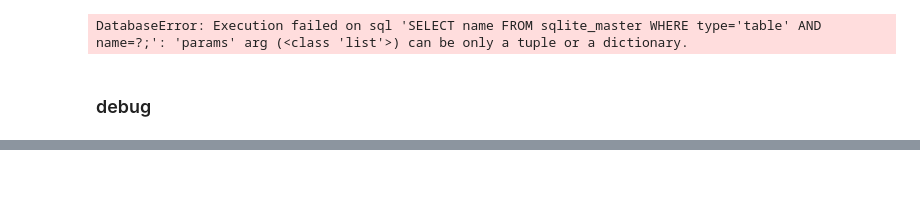
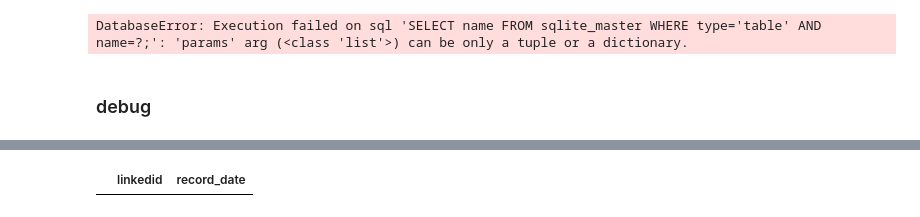
Before and after one commit to format37/call_centre_stt_server, a Jupyter notebook: summarizator.ipynb, the cells around one changed output, grey strips where cells are left out. Drawn from its saved outputs; the diff is of its cells as text; code cells hidden in the pictures; blank space fills up the shorter version.

Commit message:
modified:   summarization.py 	modified:   summarizator.ipynb

```diff
--- a/summarizator.ipynb
+++ b/summarizator.ipynb
@@ -948,0 +966,8 @@ df
+# %%
+query = "SELECT distinct"
+query += " linkedid, record_date"
+query += " from summarization_queue where isnull(source_id,'') = '';"
+df = read_sql(query)
+df
+# %% [output]
+|  | linkedid | record_date |
```
Also changed, not shown: parts of 11 cells of this notebook, 1 other file.
